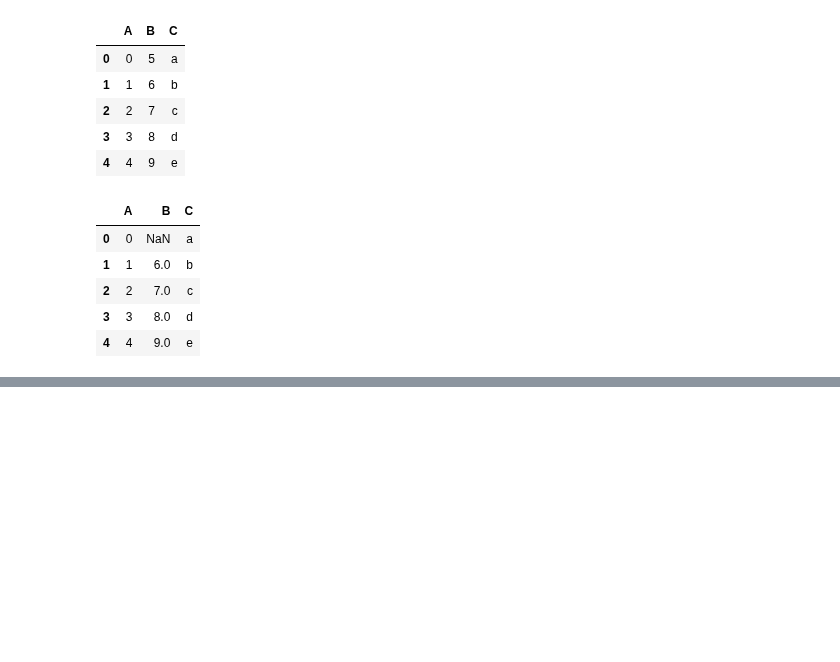
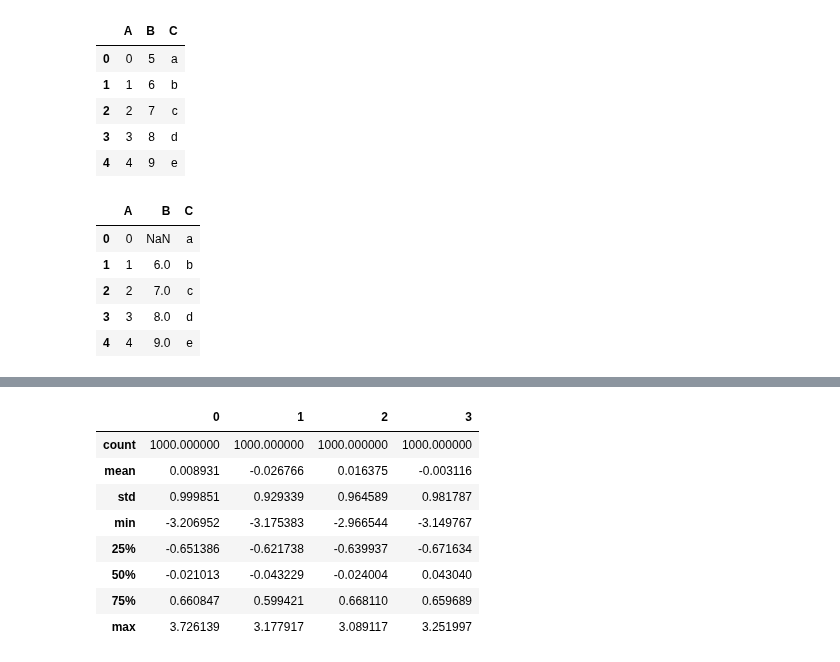
Before and after one commit to Vikas-KM/machine-learning, a Jupyter notebook: Python for Data Analysis/chapter 07/Data Cleaning and Preparation.ipynb, the cells around one changed output, grey strips where cells are left out. Cells and saved outputs as stored; diff of their text form; code cells hidden in the pictures; blank space fills up the shorter version.

```diff
--- a/Python for Data Analysis/chapter 07/Data Cleaning and Preparation.ipynb
+++ b/Python for Data Analysis/chapter 07/Data Cleaning and Preparation.ipynb
@@ -235,0 +310,12 @@ df.replace(5, np.nan)
+# %%
+data.describe()
+# %% [output]
+|  | 0 | 1 | 2 | 3 |
+| count | 1000.000000 | 1000.000000 | 1000.000000 | 1000.000000 |
+| mean | 0.008931 | -0.026766 | 0.016375 | -0.003116 |
+| std | 0.999851 | 0.929339 | 0.964589 | 0.981787 |
+| min | -3.206952 | -3.175383 | -2.966544 | -3.149767 |
+| 25% | -0.651386 | -0.621738 | -0.639937 | -0.671634 |
+| 50% | -0.021013 | -0.043229 | -0.024004 | 0.043040 |
+| 75% | 0.660847 | 0.599421 | 0.668110 | 0.659689 |
+| max | 3.726139 | 3.177917 | 3.089117 | 3.251997 |
```
Also changed, not shown: parts of 36 cells of this notebook.
